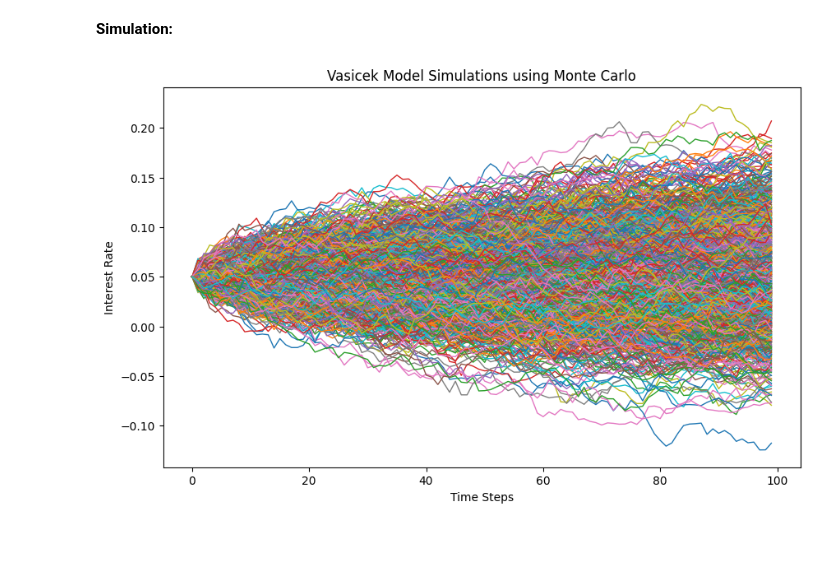
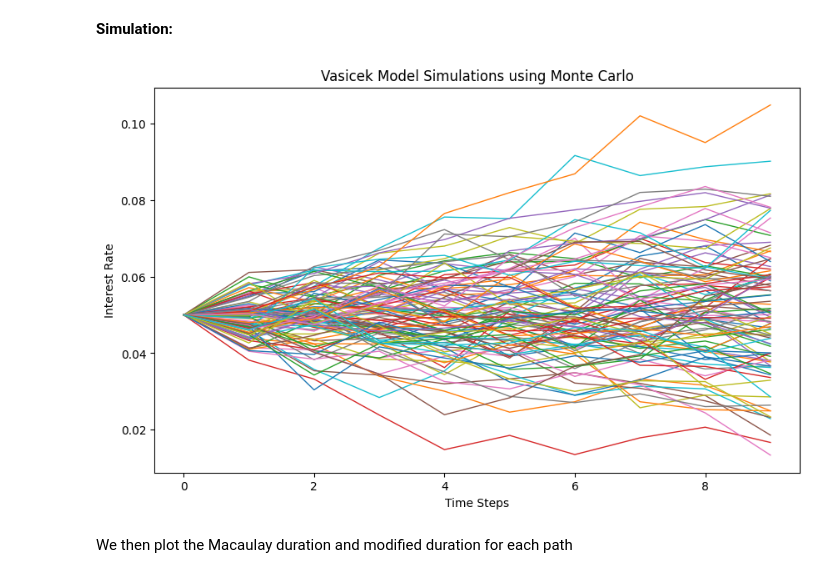
Before and after one commit to sarahnourgh/risk-alm-insurance-analysis, a Jupyter notebook: main.ipynb, the cells around one changed output. Cells and saved outputs as stored; diff of their text form; code cells hidden in the pictures; blank space fills up the shorter version.

```diff
--- a/main.ipynb
+++ b/main.ipynb
@@ -113,23 +115,25 @@ def vasicek_model(n_simulations, n_steps, r0, mu, kappa, sigma, dt):
 **Simulation:**
 # %%
 # Parameters
-n_simulations = 1000  # Number of simulation paths
-n_steps = 100  # Number of time steps
+n_simulations = 100  # Number of simulation paths
+n_steps = 10  # Number of time steps
 r0 = 0.05  # Initial interest rate
 mu = 0.04  # Long-term mean interest rate
 kappa = 0.1  # Speed of mean reversion
 sigma = 0.1  # Volatility
 dt = 1/365  # Time step size (1 day)
 
 # Simulate interest rate paths
 interest_rate_paths = vasicek_model(n_simulations, n_steps, r0, mu, kappa, sigma, dt)
 
 # Plot interest rate paths
 plt.figure(figsize=(10, 6))
 plt.plot(interest_rate_paths.T, lw=1)
 plt.title('Vasicek Model Simulations using Monte Carlo')
 plt.xlabel('Time Steps')
 plt.ylabel('Interest Rate')
 plt.show()
 # %% [output]
-[figure, old version]
+[figure, new version]
+# %% [markdown]
+We then plot the Macaulay duration and modified duration for each path
```
Also changed, not shown: parts of 9 cells of this notebook.
